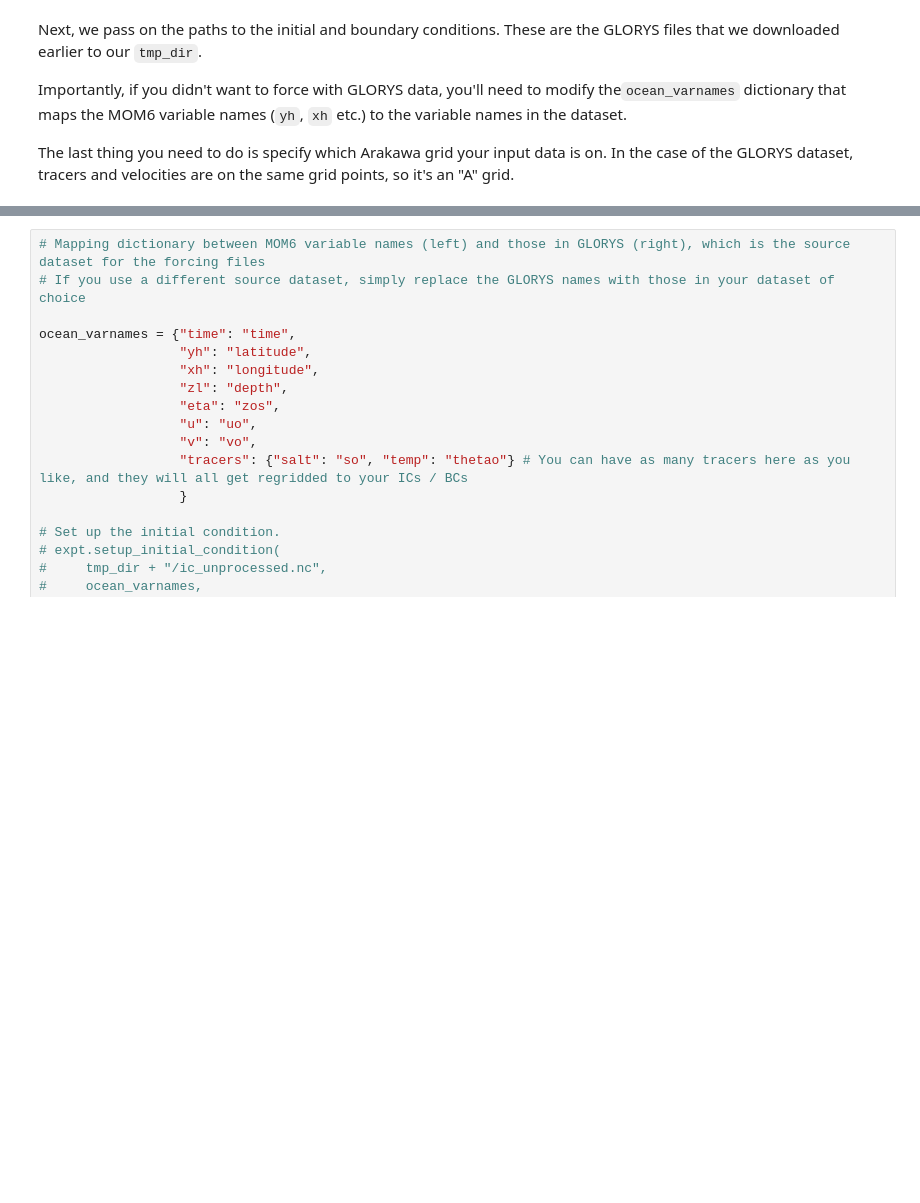
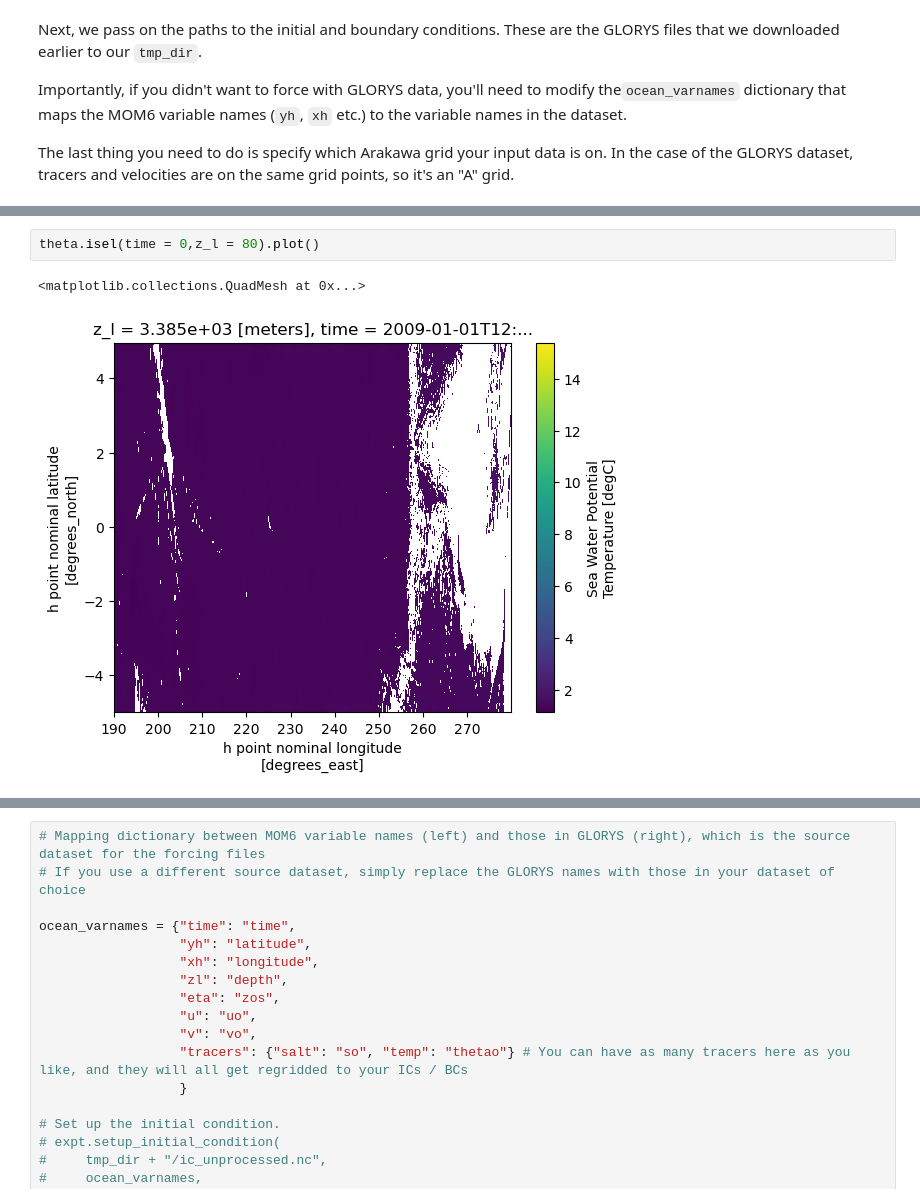
Before and after one commit to ashjbarnes/nino34-setup-expts, a Jupyter notebook: nino-50th/setup-nino50th.ipynb, the cells around one changed output, grey strips where cells are left out. Drawn from its saved outputs; the diff is of its cells as text; blank space fills up the shorter version.

```diff
--- a/nino-50th/setup-nino50th.ipynb
+++ b/nino-50th/setup-nino50th.ipynb
@@ -184,0 +232,5 @@ The last thing you need to do is specify which Arakawa grid your input data is o
+# %%
+theta.isel(time = 0,z_l = 80).plot()
+# %% [output]
+<matplotlib.collections.QuadMesh at 0x...>
+[figure, added]
```
Also changed, not shown: parts of 14 cells of this notebook, 1 other file.
